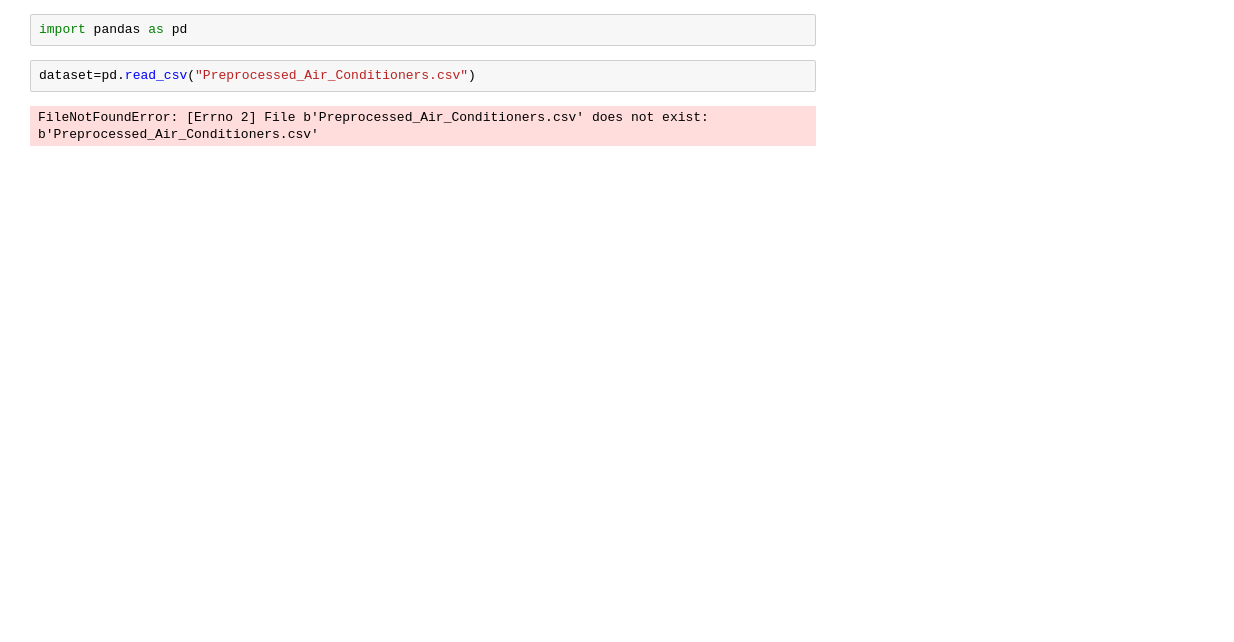
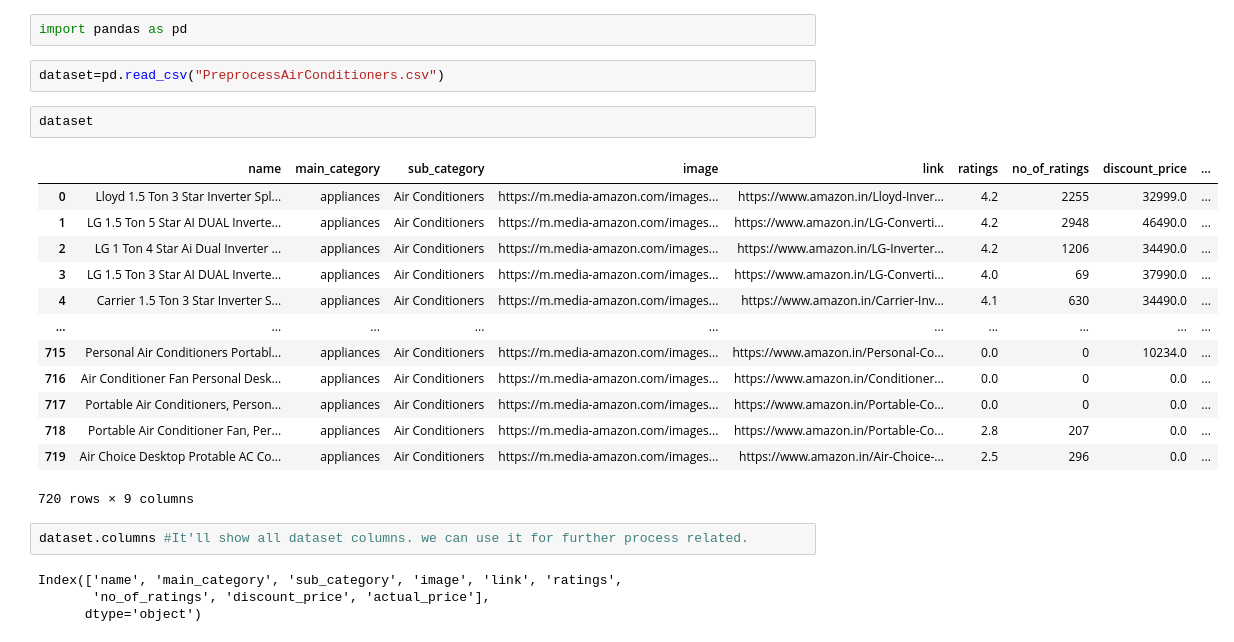
Before and after one commit to Kathirvelgunasekaran/Machine-Learning-and-Data-Science-Capstone-Project, a Jupyter notebook: 4.Using PreprocessedDataset creating Model creation_AirConditioners.ipynb, the cells around one changed output. Drawn from its saved outputs; the diff is of its cells as text; blank space fills up the shorter version.

```diff
--- a/4.Using PreprocessedDataset creating Model creation_AirConditioners.ipynb
+++ b/4.Using PreprocessedDataset creating Model creation_AirConditioners.ipynb
@@ -1,6 +1,26 @@
 # %%
 import pandas as pd
 # %%
-dataset=pd.read_csv("Preprocessed_Air_Conditioners.csv")
+dataset=pd.read_csv("PreprocessAirConditioners.csv")
-# %% [output]
-FileNotFoundError: [Errno 2] File b'Preprocessed_Air_Conditioners.csv' does not exist: b'Preprocessed_Air_Conditioners.csv'
+# %%
+dataset
+# %% [output]
+|  | name | main_category | sub_category | image | link | ratings | no_of_ratings | discount_price | ... |
+| 0 | Lloyd 1.5 Ton 3 Star Inverter Spl... | appliances | Air Conditioners | https://m.media-amazon.com/images... | https://www.amazon.in/Lloyd-Inver... | 4.2 | 2255 | 32999.0 | ... |
+| 1 | LG 1.5 Ton 5 Star AI DUAL Inverte... | appliances | Air Conditioners | https://m.media-amazon.com/images... | https://www.amazon.in/LG-Converti... | 4.2 | 2948 | 46490.0 | ... |
+| 2 | LG 1 Ton 4 Star Ai Dual Inverter ... | appliances | Air Conditioners | https://m.media-amazon.com/images... | https://www.amazon.in/LG-Inverter... | 4.2 | 1206 | 34490.0 | ... |
+| 3 | LG 1.5 Ton 3 Star AI DUAL Inverte... | appliances | Air Conditioners | https://m.media-amazon.com/images... | https://www.amazon.in/LG-Converti... | 4.0 | 69 | 37990.0 | ... |
+| 4 | Carrier 1.5 Ton 3 Star Inverter S... | appliances | Air Conditioners | https://m.media-amazon.com/images... | https://www.amazon.in/Carrier-Inv... | 4.1 | 630 | 34490.0 | ... |
+| ... | ... | ... | ... | ... | ... | ... | ... | ... | ... |
+| 715 | Personal Air Conditioners Portabl... | appliances | Air Conditioners | https://m.media-amazon.com/images... | https://www.amazon.in/Personal-Co... | 0.0 | 0 | 10234.0 | ... |
+| 716 | Air Conditioner Fan Personal Desk... | appliances | Air Conditioners | https://m.media-amazon.com/images... | https://www.amazon.in/Conditioner... | 0.0 | 0 | 0.0 | ... |
+| 717 | Portable Air Conditioners, Person... | appliances | Air Conditioners | https://m.media-amazon.com/images... | https://www.amazon.in/Portable-Co... | 0.0 | 0 | 0.0 | ... |
+| 718 | Portable Air Conditioner Fan, Per... | appliances | Air Conditioners | https://m.media-amazon.com/images... | https://www.amazon.in/Portable-Co... | 2.8 | 207 | 0.0 | ... |
+| 719 | Air Choice Desktop Protable AC Co... | appliances | Air Conditioners | https://m.media-amazon.com/images... | https://www.amazon.in/Air-Choice-... | 2.5 | 296 | 0.0 | ... |
+720 rows × 9 columns
+# %%
+dataset.columns #It'll show all dataset columns. we can use it for further process related.
+# %% [output]
+Index(['name', 'main_category', 'sub_category', 'image', 'link', 'ratings',
+       'no_of_ratings', 'discount_price', 'actual_price'],
+      dtype='object')
```
Also changed, not shown: parts of 20 cells of this notebook, 1 other file.
